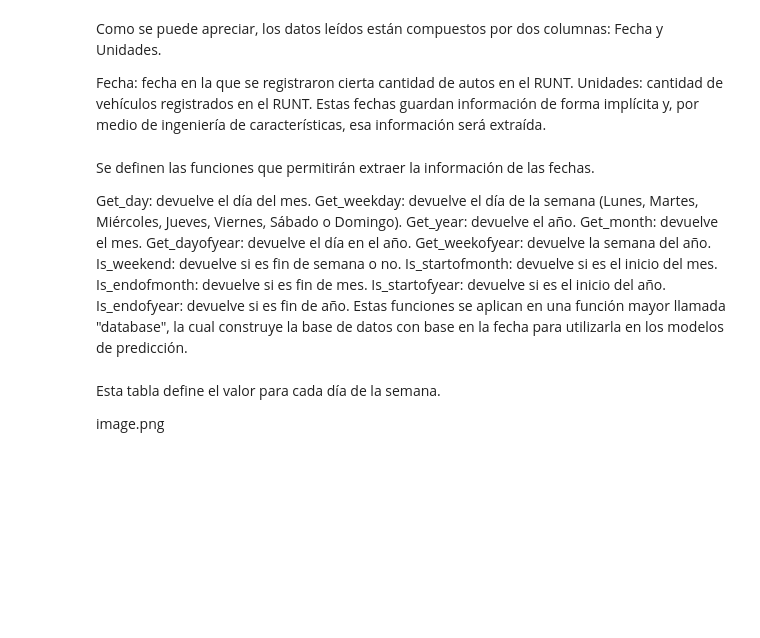
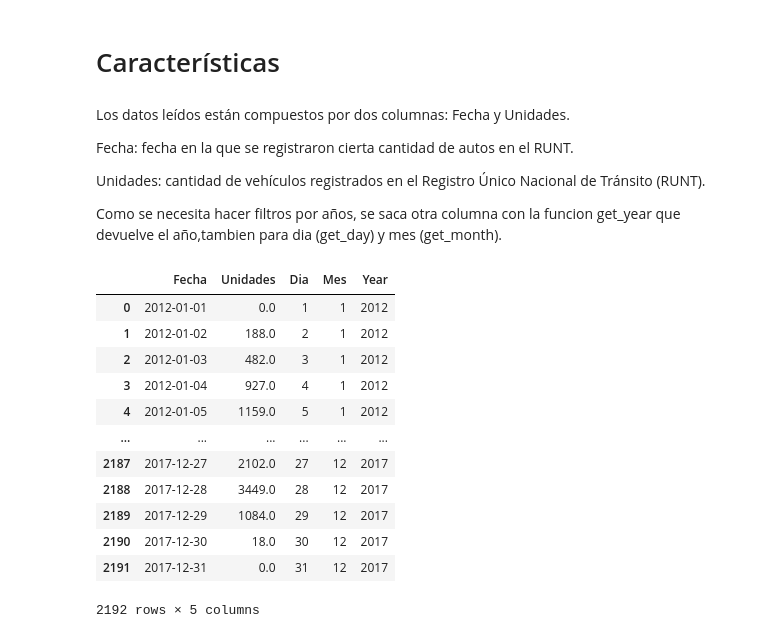
Before and after one commit to szambranog/Trabajo4TAE, a Jupyter notebook: TAE_Trabajo_4.ipynb, the cells around one changed output. Drawn from its saved outputs; the diff is of its cells as text; code cells hidden in the pictures; blank space fills up the shorter version.

```diff
--- a/TAE_Trabajo_4.ipynb
+++ b/TAE_Trabajo_4.ipynb
@@ -45,0 +19,7 @@ AttributeError: ignored
+# %%
+#Lectura del archivo
+from google.colab import files
+uploaded = files.upload()
+
+
+df = pd.read_excel(io.BytesIO(uploaded['registros_autos_entrenamiento.xlsx']))
@@ -50,25 +45,11 @@ df
+# %% [markdown]
+# Características
 # %% [markdown]
-Como se puede apreciar, los datos leídos están compuestos por dos columnas: Fecha y Unidades.
+Los datos leídos están compuestos por dos columnas: Fecha y Unidades.
 
 Fecha: fecha en la que se registraron cierta cantidad de autos en el RUNT.
-Unidades: cantidad de vehículos registrados en el RUNT.
-Estas fechas guardan información de forma implícita y, por medio de ingeniería de características, esa información será extraída.
+
+Unidades: cantidad de vehículos registrados en el Registro Único Nacional de Tránsito (RUNT).
+
+
+Como se necesita hacer filtros por años, se saca otra columna con la funcion get_year que devuelve el año,tambien para dia (get_day) y mes (get_month).
-# %% [markdown]
-Se definen las funciones que permitirán extraer la información de las fechas.
-
-Get_day: devuelve el día del mes.
-Get_weekday: devuelve el día de la semana (Lunes, Martes, Miércoles, Jueves, Viernes, Sábado o Domingo).
-Get_year: devuelve el año.
-Get_month: devuelve el mes.
-Get_dayofyear: devuelve el día en el año.
-Get_weekofyear: devuelve la semana del año.
-Is_weekend: devuelve si es fin de semana o no.
-Is_startofmonth: devuelve si es el inicio del mes.
-Is_endofmonth: devuelve si es fin de mes.
-Is_startofyear: devuelve si es el inicio del año.
-Is_endofyear: devuelve si es fin de año.
-Estas funciones se aplican en una función mayor llamada "database", la cual construye la base de datos con base en la fecha para utilizarla en los modelos de predicción.
-# %% [markdown]
-Esta tabla define el valor para cada día de la semana.
-
-image.png
@@ -139,2 +56,34 @@ database(df)
+# %%
+def get_day(dt):
+    return dt.day
+
+def get_month(dt):
+    return dt.month
+
+def get_year(dt):
+    return dt.year
+
+def database(df):
+  df['Fecha'] = df['Fecha'].map(pd.to_datetime)
+  df['Dia'] = df['Fecha'].map(get_day)
+  df['Mes'] = df['Fecha'].map(get_month)
+  df['Year'] = df['Fecha'].map(get_year)
+  return df
+
+database(df)
+# %% [output]
+|  | Fecha | Unidades | Dia | Mes | Year |
+| 0 | 2012-01-01 | 0.0 | 1 | 1 | 2012 |
+| 1 | 2012-01-02 | 188.0 | 2 | 1 | 2012 |
+| 2 | 2012-01-03 | 482.0 | 3 | 1 | 2012 |
+| 3 | 2012-01-04 | 927.0 | 4 | 1 | 2012 |
+| 4 | 2012-01-05 | 1159.0 | 5 | 1 | 2012 |
+| ... | ... | ... | ... | ... | ... |
+| 2187 | 2017-12-27 | 2102.0 | 27 | 12 | 2017 |
+| 2188 | 2017-12-28 | 3449.0 | 28 | 12 | 2017 |
+| 2189 | 2017-12-29 | 1084.0 | 29 | 12 | 2017 |
+| 2190 | 2017-12-30 | 18.0 | 30 | 12 | 2017 |
+| 2191 | 2017-12-31 | 0.0 | 31 | 12 | 2017 |
+2192 rows × 5 columns
 # %%
 df.head()
```
Also changed, not shown: parts of 79 cells of this notebook.
